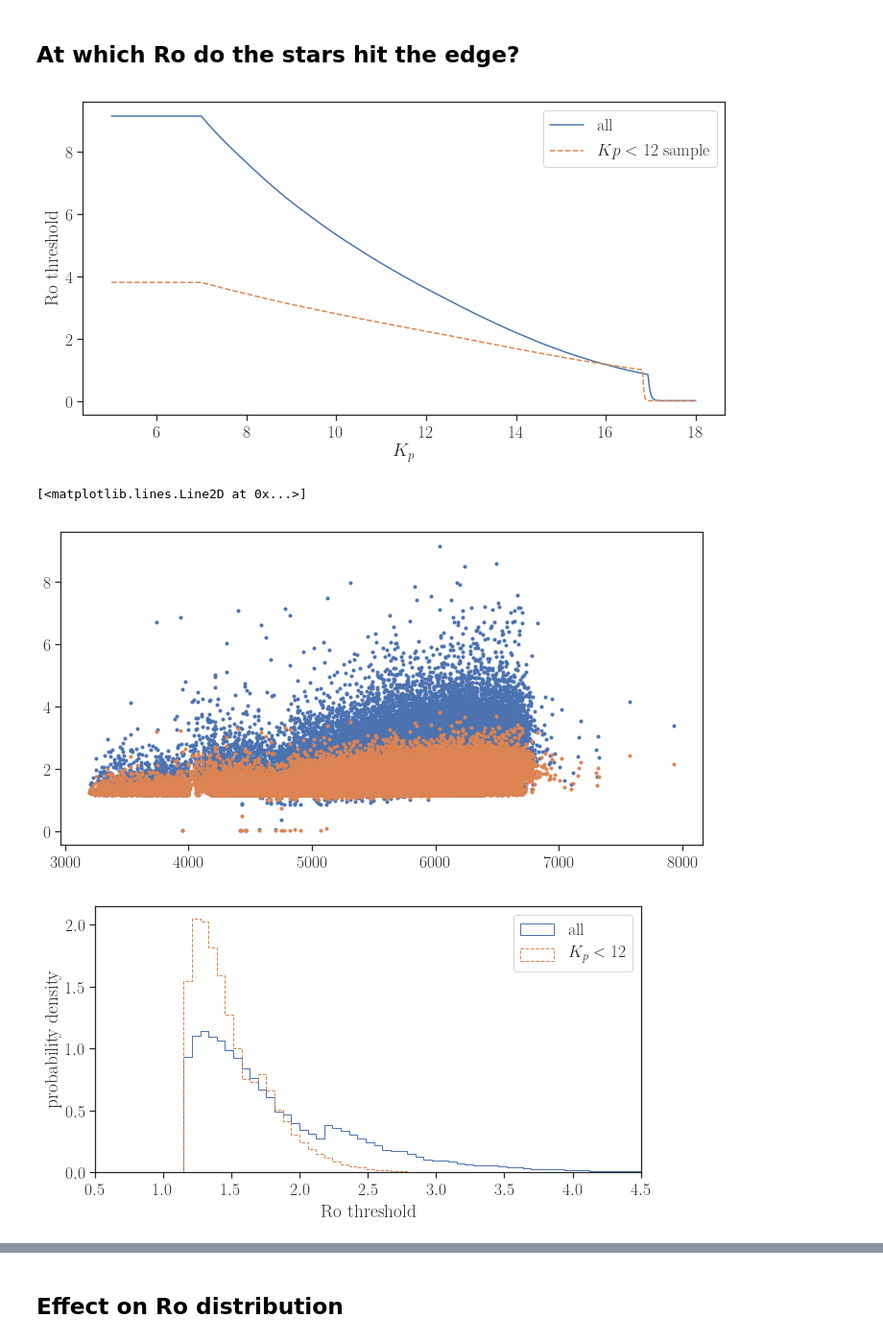
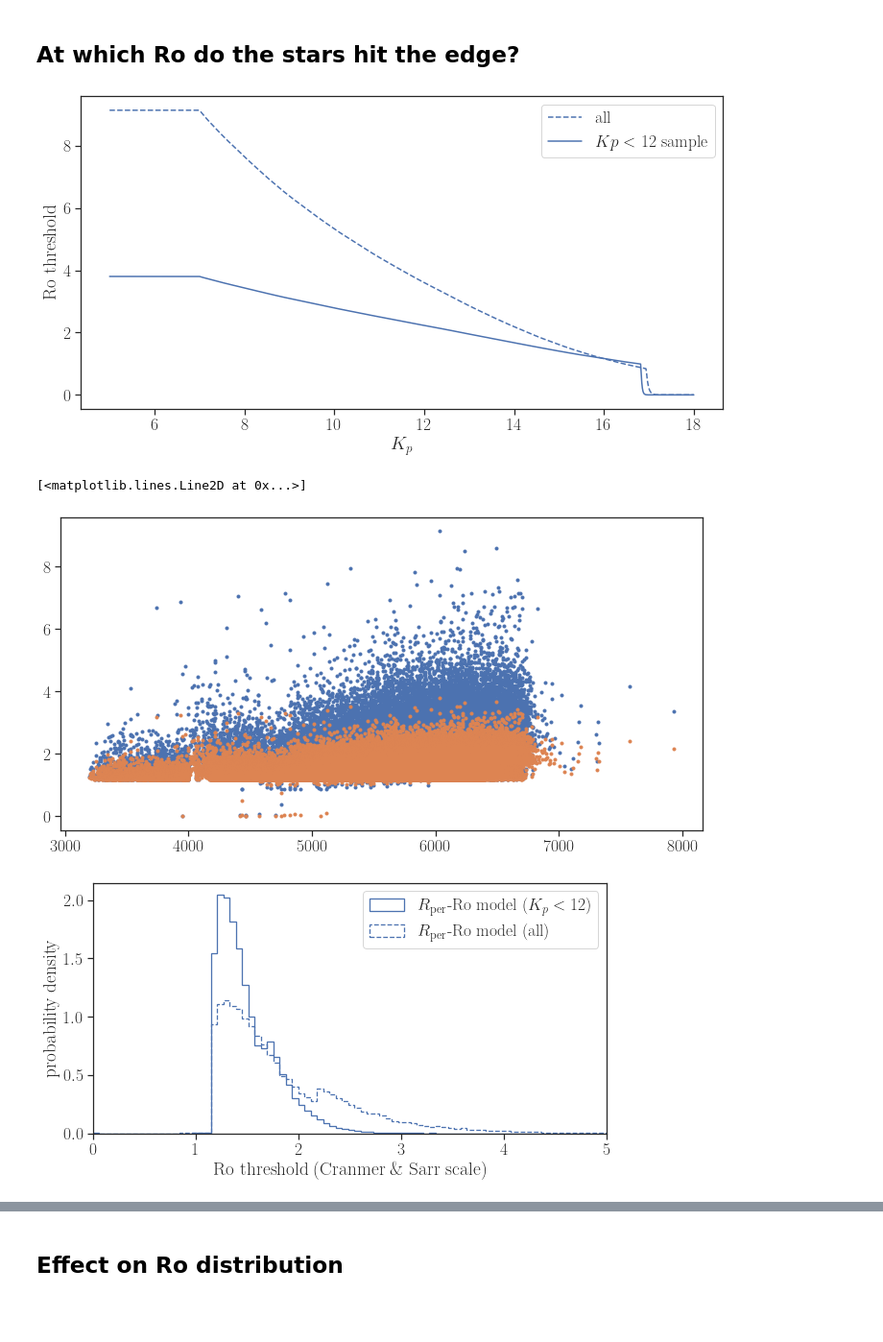
Before and after one commit to kemasuda/acheron, a Jupyter notebook: kepler_prot_teff/4-mcquillan_edge.ipynb, the cells around one changed output, grey strips where cells are left out. Shown at 96% size. Cells and saved outputs as stored; diff of their text form; code cells hidden in the pictures; blank space fills up the shorter version.

```diff
--- a/kepler_prot_teff/4-mcquillan_edge.ipynb
+++ b/kepler_prot_teff/4-mcquillan_edge.ipynb
@@ -4,7 +4,7 @@ import matplotlib.pyplot as plt
 import pandas as pd
 # %%
 import seaborn as sns
-sns.set(style='ticks', font_scale=1.6, font='times'
+sns.set(style='ticks', font_scale=1.6, font='times')
 plt.rcParams["figure.figsize"] = (12,6)
 from matplotlib import rc
 rc('text', usetex=True)
@@ -116,14 +116,14 @@ plt.ylabel("Ro threshold") # sigma=3
 plt.xlabel("$K_p$")
 rocut_all = interp1d(mags, ro_threshold(mags, params_all))
 rocut_mag = interp1d(mags, ro_threshold(mags, params_mag))
-plt.plot(mags, ro_threshold(mags, params_all), label='all')
+plt.plot(mags, ro_threshold(mags, params_all), label='all', ls='dashed', color='C0')
 #plt.plot(mags, rocut_all(mags))
-plt.plot(mags, ro_threshold(mags, params_mag), label='$Kp<12$ sample', ls='dashed')
+plt.plot(mags, ro_threshold(mags, params_mag), label='$Kp<12$ sample', ls='solid', color='C0')
 #plt.plot(mags, rocut_mag(mags))
 plt.legend(loc='best')
 plt.savefig(resdir+"roth_kepmag.png", dpi=200, bbox_inches="tight")
 # %% [output]
-[figure, old version]
+[figure, new version]
 # %%
 dm14['rocut_all'] = rocut_all(dm14.kepmag)
 dm14['rocut_mag'] = rocut_mag(dm14.kepmag)
@@ -132,19 +132,21 @@ plt.plot(dm14.teff, dm14.rocut_all, '.')
 plt.plot(dm14.teff, dm14.rocut_mag, '.')
 # %% [output]
 [<matplotlib.lines.Line2D at 0x...>]
-[figure, old version]
+[figure, new version]
 # %%
 ro0 = np.linspace(0, 6, 100)
-plt.figure(figsize=(12*0.85, 6*0.85))
-plt.xlim(0.5, 4.5)
-plt.xlabel("Ro threshold ")
+plt.figure(figsize=(12*0.8, 6*0.8))
+plt.xlim(0., 5)
+plt.xlabel("Ro threshold (Cranmer \& Sarr scale)")
 plt.ylabel("probability density")
-plt.hist(dm14.rocut_all, bins=ro0, density=True, label='all', histtype='step')
-plt.hist(dm14.rocut_mag, bins=ro0, density=True, label='$K_p<12$', ls='dashed', histtype='step')
+plt.hist(dm14.rocut_mag, bins=ro0, density=True, label='$R_\mathrm{per}$-$\mathrm{Ro}$ model ($K_p<12$)',
+         histtype='step', color='C0', ls='solid', lw=1.3)
+plt.hist(dm14.rocut_all, bins=ro0, density=True, label='$R_\mathrm{per}$-$\mathrm{Ro}$ model (all)',
+         histtype='step', color='C0', ls='dashed', lw=1.3)
 plt.legend(loc='best')
 plt.savefig(resdir+"roth_hist.png", dpi=200, bbox_inches="tight")
 # %% [output]
-[figure, old version]
+[figure, new version]
 # %%
 def pdetfunc(ros):
     rocuts = np.array(ros)
```
Also changed, not shown: parts of 14 cells of this notebook, 7 other files.
